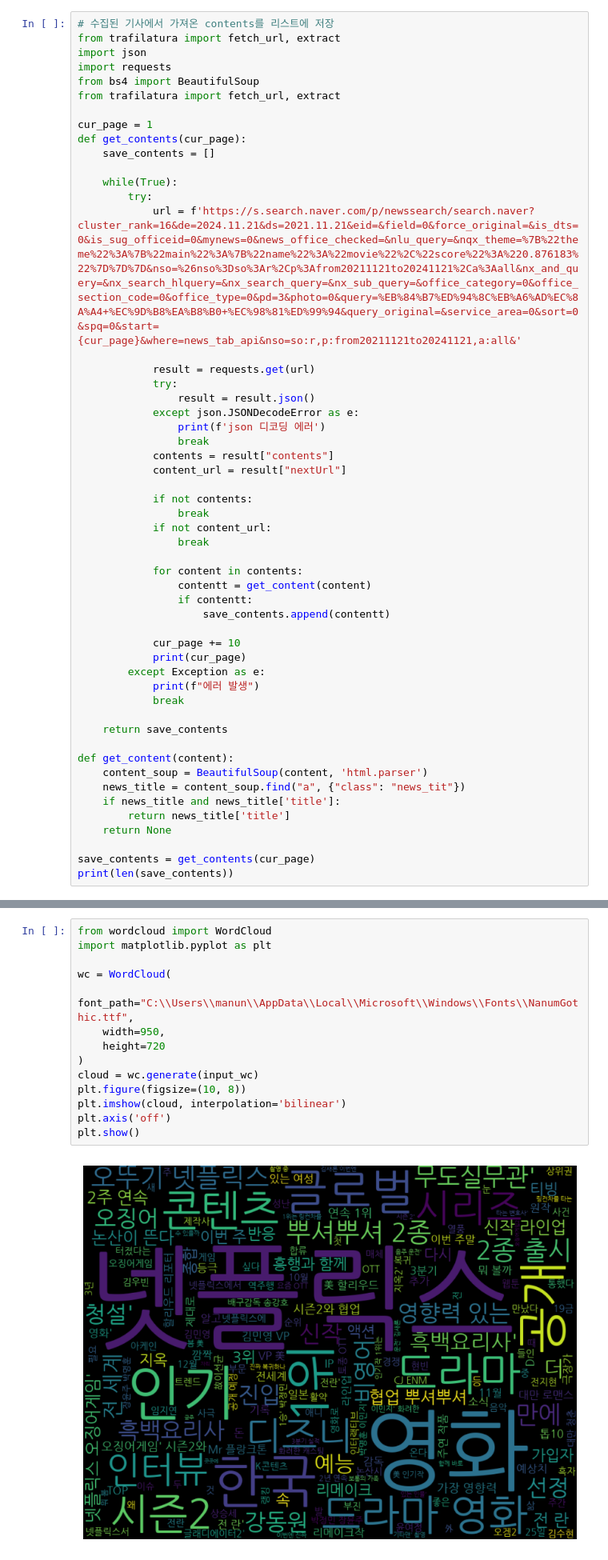
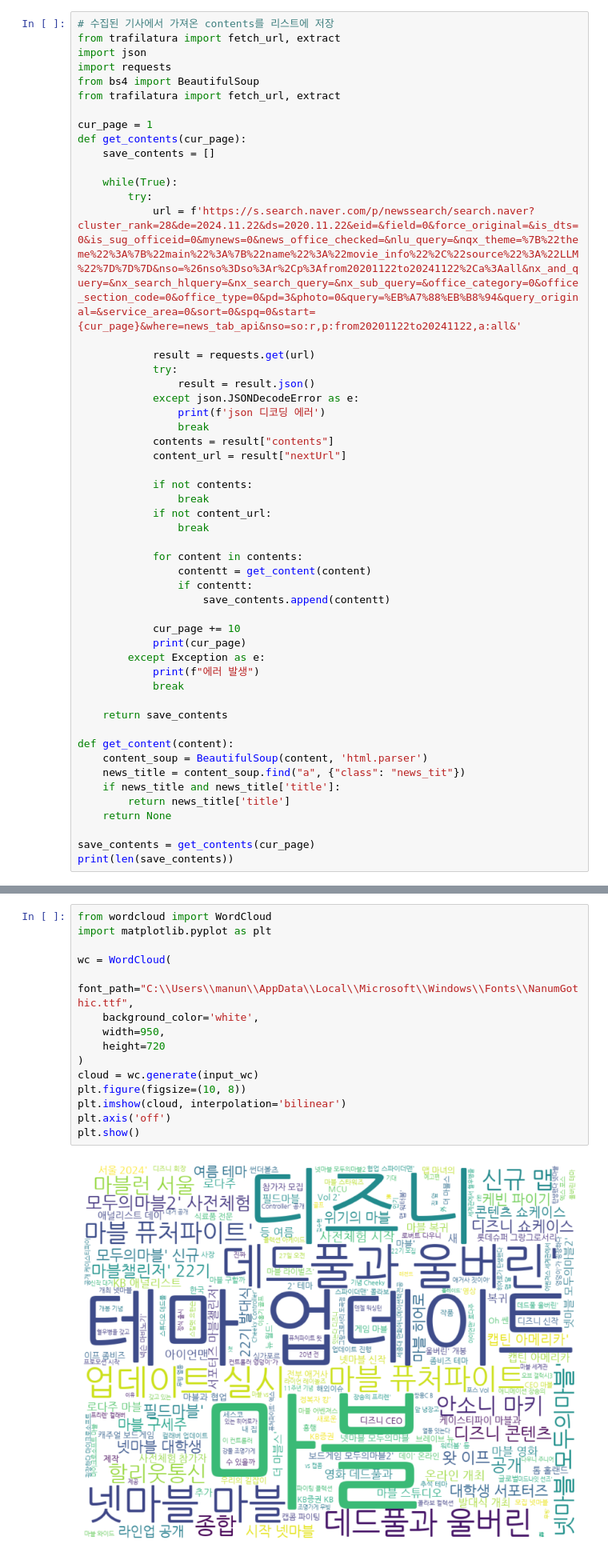
Before and after one commit to karl21-02/netflix_data_analysis, a Jupyter notebook: neflix_marvel_web_crawling.ipynb, the cells around one changed output, grey strips where cells are left out. Shown at 80% size. Saved outputs shown, nothing was run; the diff lists cells and outputs as text.

```diff
--- a/neflix_marvel_web_crawling.ipynb
+++ b/neflix_marvel_web_crawling.ipynb
@@ -43,7 +43,7 @@ def get_contents(cur_page):
 
     while(True):
         try:
-            url = f'https://s.search.naver.com/p/newssearch/search.naver?cluster_rank=16&de=2024.11.21&ds=2021.11.21&eid=&field=0&force_original=&is_dts=0&is_sug_officeid=0&mynews=0&news_office_checked=&nlu_query=&nqx_theme=%7B%22theme%22%3A%7B%22main%22%3A%7B%22name%22%3A%22movie%22%2C%22score%22%3A%220.876183%22%7D%7D%7D&nso=%26nso%3Dso%3Ar%2Cp%3Afrom20211121to20241121%2Ca%3Aall&nx_and_query=&nx_search_hlquery=&nx_search_query=&nx_sub_query=&office_category=0&office_section_code=0&office_type=0&pd=3&photo=0&query=%EB%84%B7%ED%94%8C%EB%A6%AD%EC%8A%A4+%EC%9D%B8%EA%B8%B0+%EC%98%81%ED%99%94&query_original=&service_area=0&sort=0&spq=0&start={cur_page}&where=news_tab_api&nso=so:r,p:from20211121to20241121,a:all&'
+            url = f'https://s.search.naver.com/p/newssearch/search.naver?cluster_rank=28&de=2024.11.22&ds=2020.11.22&eid=&field=0&force_original=&is_dts=0&is_sug_officeid=0&mynews=0&news_office_checked=&nlu_query=&nqx_theme=%7B%22theme%22%3A%7B%22main%22%3A%7B%22name%22%3A%22movie_info%22%2C%22source%22%3A%22LLM%22%7D%7D%7D&nso=%26nso%3Dso%3Ar%2Cp%3Afrom20201122to20241122%2Ca%3Aall&nx_and_query=&nx_search_hlquery=&nx_search_query=&nx_sub_query=&office_category=0&office_section_code=0&office_type=0&pd=3&photo=0&query=%EB%A7%88%EB%B8%94&query_original=&service_area=0&sort=0&spq=0&start={cur_page}&where=news_tab_api&nso=so:r,p:from20201122to20241122,a:all&'
 
             result = requests.get(url)
             try:
@@ -144,16 +144,17 @@ n_count = Counter(n)
 # %%
 from wordcloud import WordCloud
 import matplotlib.pyplot as plt
 
 wc = WordCloud(
     font_path="C:\\Users\\manun\\AppData\\Local\\Microsoft\\Windows\\Fonts\\NanumGothic.ttf",
+    background_color='white',
     width=950,
     height=720
 )
 cloud = wc.generate(input_wc)
 plt.figure(figsize=(10, 8))
 plt.imshow(cloud, interpolation='bilinear')
 plt.axis('off')
 plt.show()
 # %% [output]
-[figure, old version]
+[figure, new version]
```
Also changed, not shown: parts of 4 cells of this notebook, 4 other files.
